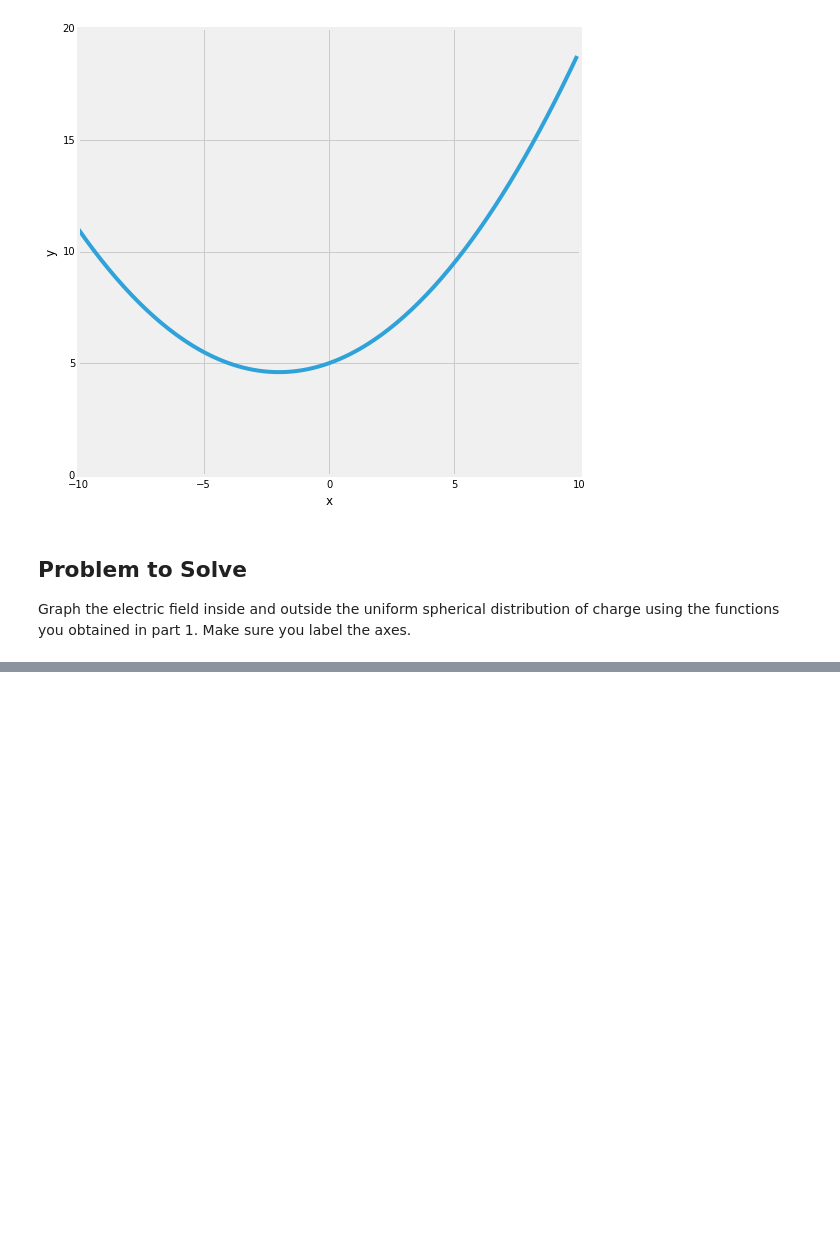
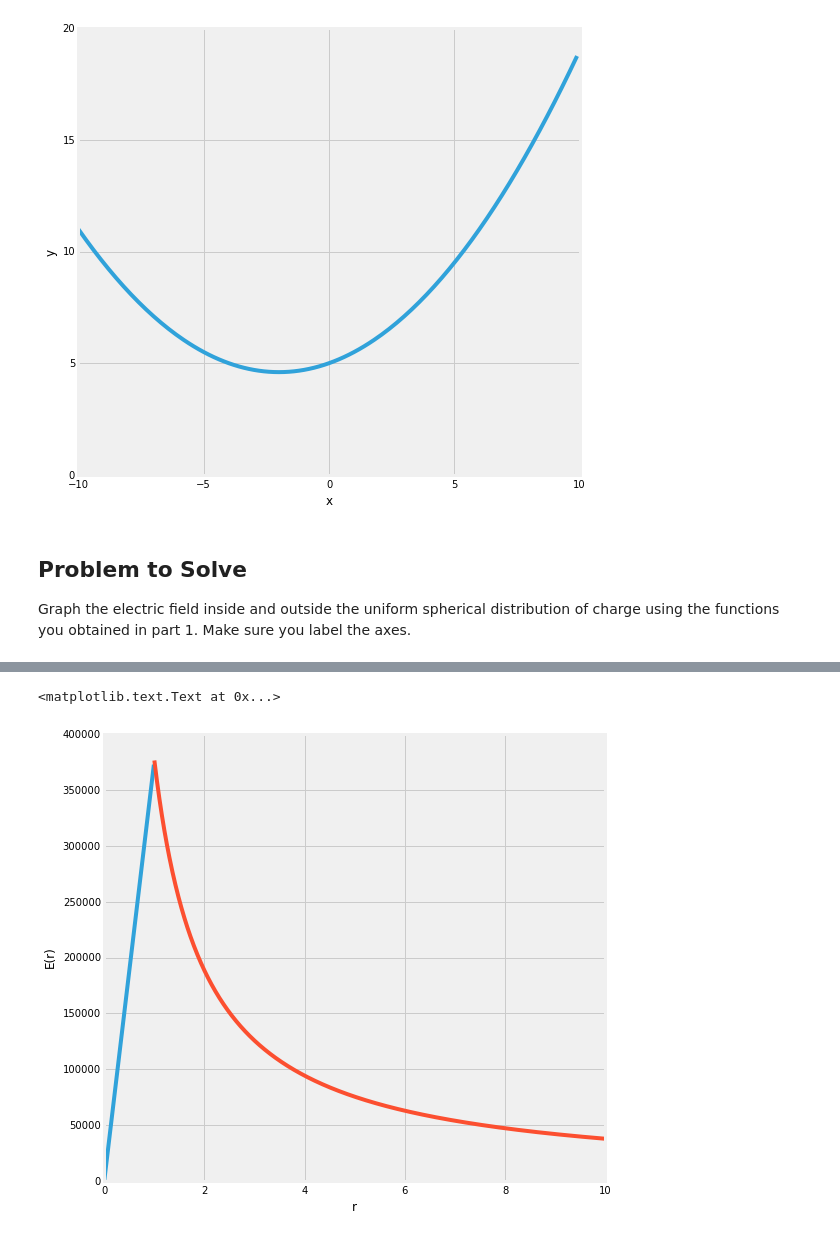
Before and after one commit to dannycab/phy481msu, a Jupyter notebook: jupyter/HW3-LinePlotting.ipynb, the cells around one changed output, grey strips where cells are left out. Cells and saved outputs as stored; diff of their text form; code cells hidden in the pictures; blank space fills up the shorter version.

```diff
--- a/jupyter/HW3-LinePlotting.ipynb
+++ b/jupyter/HW3-LinePlotting.ipynb
@@ -42,0 +53,22 @@ Graph the electric field inside and outside the uniform spherical distribution o
+# %%
+## Just set the constants and parameters
+epsilon = 8.85e-12
+rho = 1e-5
+R = 1
+
+## Plot inside and outside separately
+rin = np.arange(0,R,0.01)
+rout = np.arange(R,10*R,0.01)
+
+## Calculate them separately also
+Ein = rho*rin/3/epsilon
+Eout = rho*R**3/rout/3/epsilon
+# %%
+plt.figure(figsize=(8,8))  ## Create a figure object
+plt.plot(rin,Ein)              ## Plot x vs y
+plt.plot(rout,Eout)              ## Plot x vs y
+plt.xlabel('r')            ## Add label to x
+plt.ylabel('E(r)')            ## Add label to y
+# %% [output]
+<matplotlib.text.Text at 0x...>
+[figure, added]
```
Also changed, not shown: parts of 1 cell of this notebook, 5 other files.
